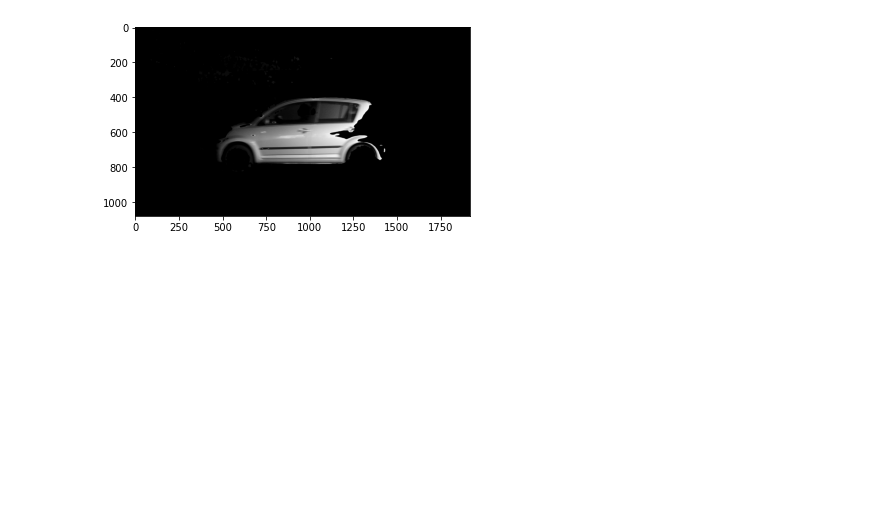
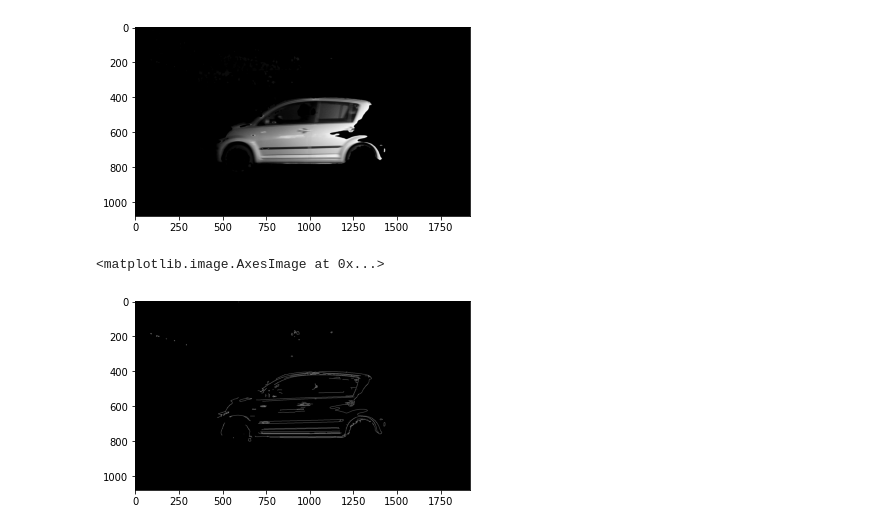
Before and after one commit to k9p5/computer-vision-vehicle-classification, a Jupyter notebook: preprocessing.ipynb, the cells around one changed output. Cells and saved outputs as stored; diff of their text form; code cells hidden in the pictures; blank space fills up the shorter version.

```diff
--- a/preprocessing.ipynb
+++ b/preprocessing.ipynb
@@ -219,3 +220,34 @@ plt.imshow(gray)
 # %% [output]
 <matplotlib.image.AxesImage at 0x...>
 [figure]
+# %%
+#gold color filter with segmentation and canny edge detector
+import matplotlib.pyplot as plt
+import numpy as np
+import cv2
+
+img = cv2.imread('test.jpg')
+
+blur = cv2.blur(img,(5,5))
+blur0=cv2.medianBlur(blur,5)
+blur1= cv2.GaussianBlur(blur0,(5,5),0)
+blur2= cv2.bilateralFilter(blur1,9,75,75)
+
+hsv = cv2.cvtColor(blur2, cv2.COLOR_BGR2HSV)
+
+low_blue = np.array([60, 40, 0])
+high_blue = np.array([255, 220, 255])
+mask = cv2.inRange(hsv, low_blue, high_blue)
+
+res = cv2.bitwise_and(img,img, mask= mask)
+
+gray = cv2.cvtColor(res, cv2.COLOR_BGR2GRAY)
+
+edges = cv2.Canny(gray, 120, 60)
+
+#cv2.imwrite('edges.jpg', edges)
+
+plt.imshow(edges, cmap = 'gray')
+# %% [output]
+<matplotlib.image.AxesImage at 0x...>
+[figure, added]
```
Also changed, not shown: parts of 2 cells of this notebook.
